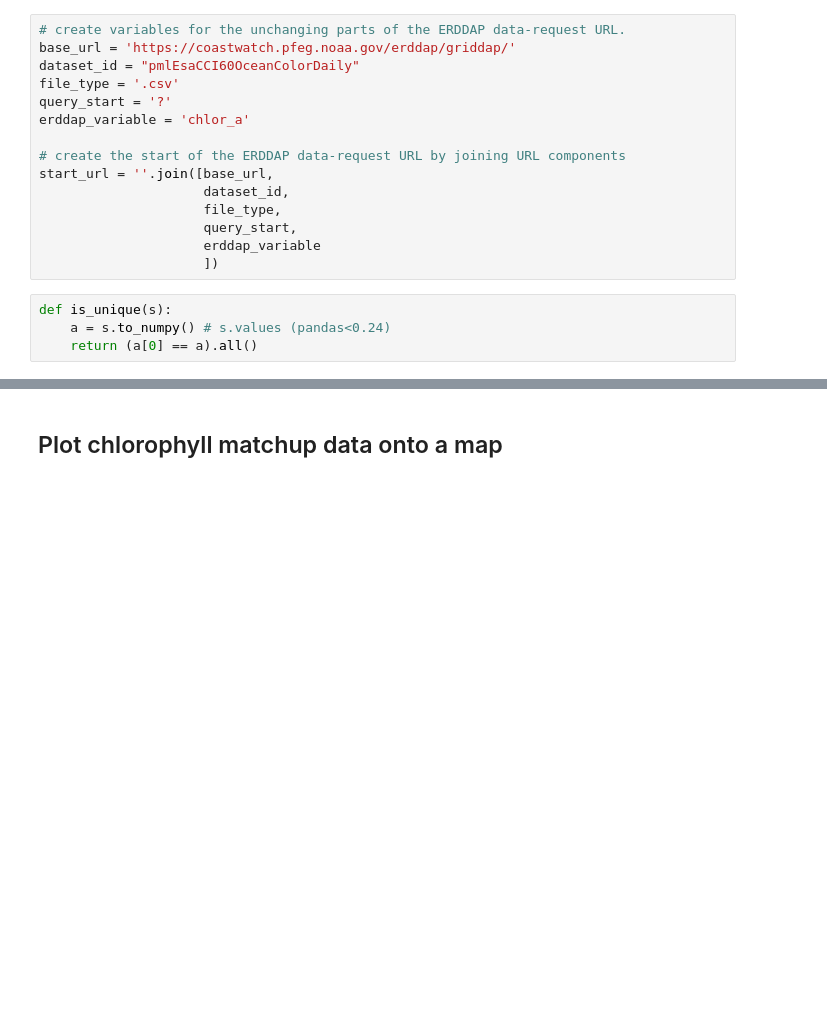
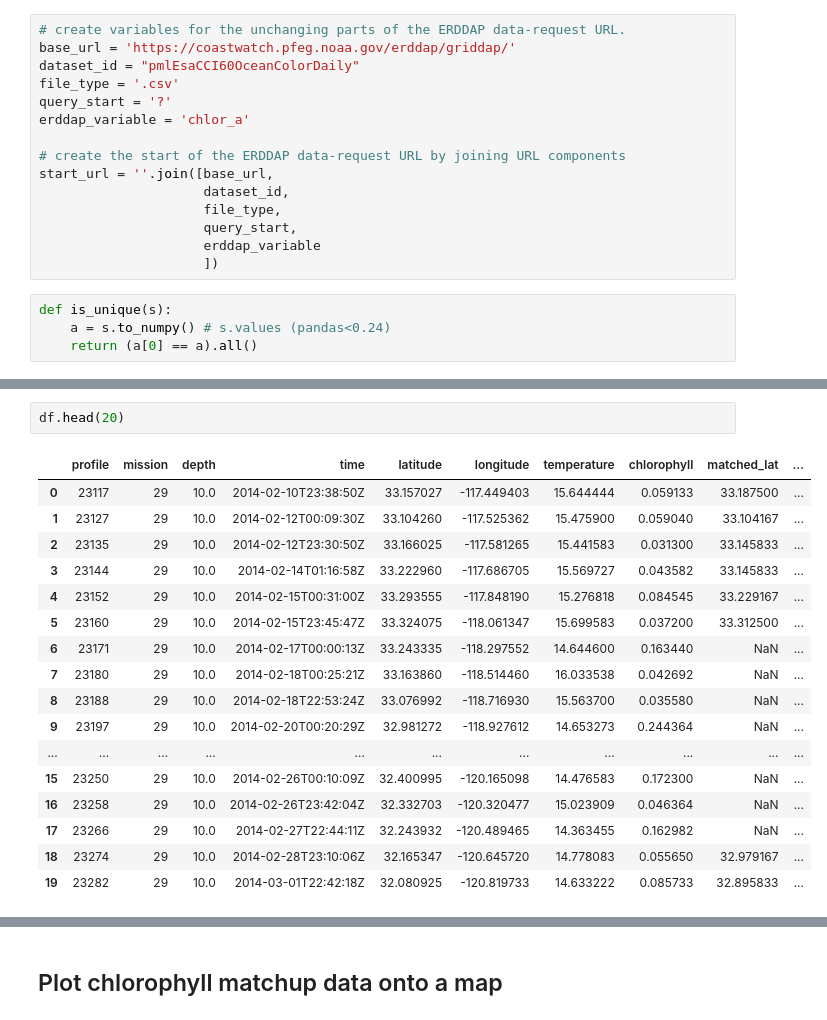
Before and after one commit to jenseva/chl_glider, a Jupyter notebook: glider_cci_matchup_example.ipynb, the cells around one changed output, grey strips where cells are left out. Cells and saved outputs as stored; diff of their text form; blank space fills up the shorter version.

```diff
--- a/glider_cci_matchup_example.ipynb
+++ b/glider_cci_matchup_example.ipynb
@@ -456,0 +510,20 @@ df.to_csv('chl_matchup.csv', index=False, encoding='utf-8')
+# %%
+df.head(20)
+# %% [output]
+|  | profile | mission | depth | time | latitude | longitude | temperature | chlorophyll | matched_lat | ... |
+| 0 | 23117 | 29 | 10.0 | 2014-02-10T23:38:50Z | 33.157027 | -117.449403 | 15.644444 | 0.059133 | 33.187500 | ... |
+| 1 | 23127 | 29 | 10.0 | 2014-02-12T00:09:30Z | 33.104260 | -117.525362 | 15.475900 | 0.059040 | 33.104167 | ... |
+| 2 | 23135 | 29 | 10.0 | 2014-02-12T23:30:50Z | 33.166025 | -117.581265 | 15.441583 | 0.031300 | 33.145833 | ... |
+| 3 | 23144 | 29 | 10.0 | 2014-02-14T01:16:58Z | 33.222960 | -117.686705 | 15.569727 | 0.043582 | 33.145833 | ... |
+| 4 | 23152 | 29 | 10.0 | 2014-02-15T00:31:00Z | 33.293555 | -117.848190 | 15.276818 | 0.084545 | 33.229167 | ... |
+| 5 | 23160 | 29 | 10.0 | 2014-02-15T23:45:47Z | 33.324075 | -118.061347 | 15.699583 | 0.037200 | 33.312500 | ... |
+| 6 | 23171 | 29 | 10.0 | 2014-02-17T00:00:13Z | 33.243335 | -118.297552 | 14.644600 | 0.163440 | NaN | ... |
+| 7 | 23180 | 29 | 10.0 | 2014-02-18T00:25:21Z | 33.163860 | -118.514460 | 16.033538 | 0.042692 | NaN | ... |
+| 8 | 23188 | 29 | 10.0 | 2014-02-18T22:53:24Z | 33.076992 | -118.716930 | 15.563700 | 0.035580 | NaN | ... |
+| 9 | 23197 | 29 | 10.0 | 2014-02-20T00:20:29Z | 32.981272 | -118.927612 | 14.653273 | 0.244364 | NaN | ... |
+| ... | ... | ... | ... | ... | ... | ... | ... | ... | ... | ... |
+| 15 | 23250 | 29 | 10.0 | 2014-02-26T00:10:09Z | 32.400995 | -120.165098 | 14.476583 | 0.172300 | NaN | ... |
+| 16 | 23258 | 29 | 10.0 | 2014-02-26T23:42:04Z | 32.332703 | -120.320477 | 15.023909 | 0.046364 | NaN | ... |
+| 17 | 23266 | 29 | 10.0 | 2014-02-27T22:44:11Z | 32.243932 | -120.489465 | 14.363455 | 0.162982 | NaN | ... |
+| 18 | 23274 | 29 | 10.0 | 2014-02-28T23:10:06Z | 32.165347 | -120.645720 | 14.778083 | 0.055650 | 32.979167 | ... |
+| 19 | 23282 | 29 | 10.0 | 2014-03-01T22:42:18Z | 32.080925 | -120.819733 | 14.633222 | 0.085733 | 32.895833 | ... |
```
Also changed, not shown: parts of 33 cells of this notebook.
